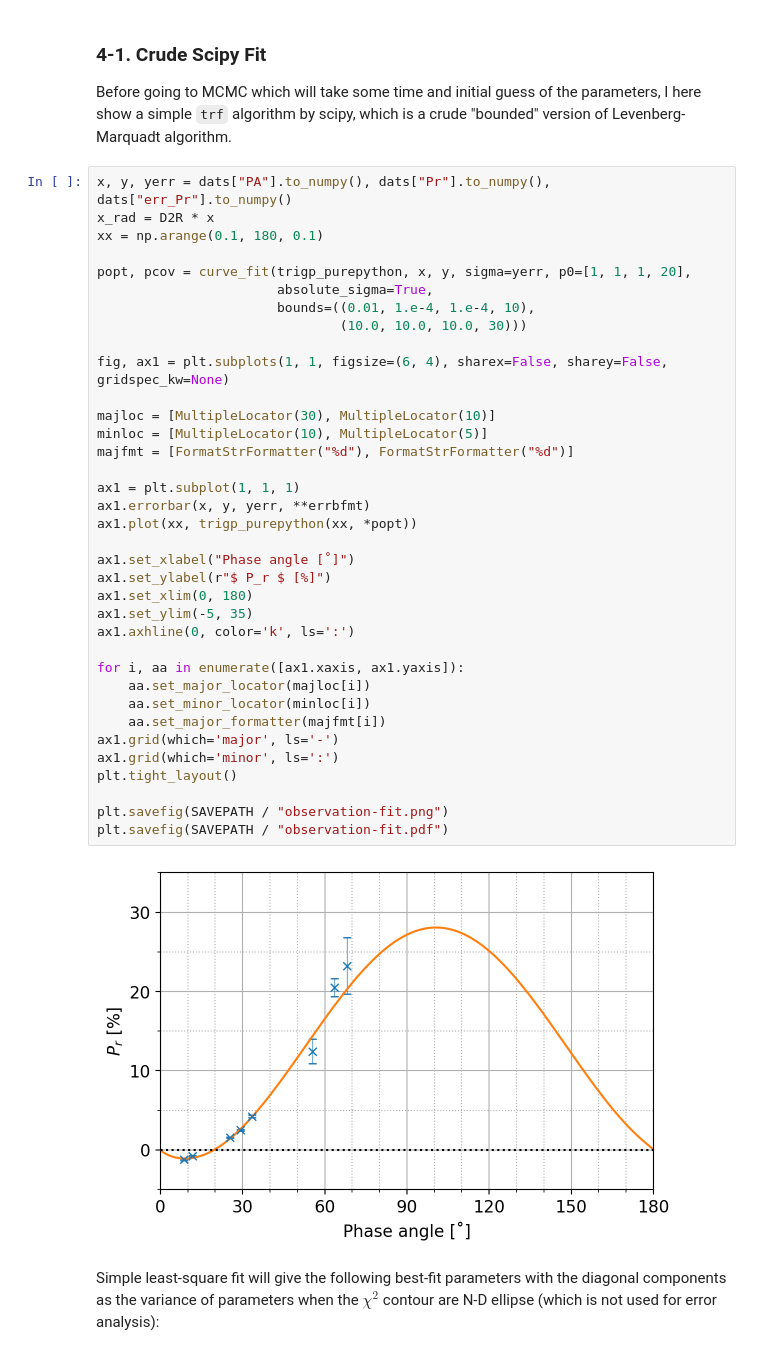
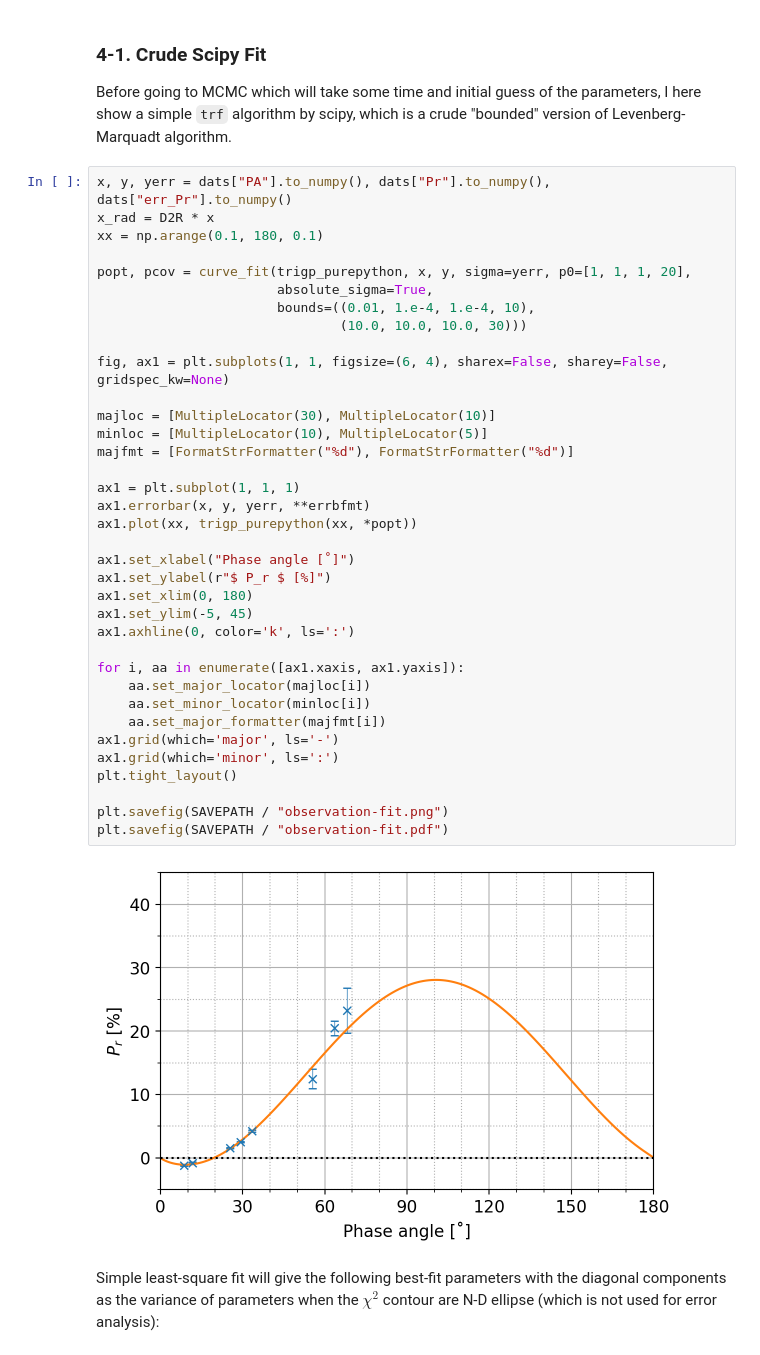
Before and after one commit to ysBach/IshiguroM_etal_155140_2005UD, a Jupyter notebook: polarimetry/pol_analyzer.ipynb, the cells around one changed output. Cells and saved outputs as stored; diff of their text form.

```diff
--- a/polarimetry/pol_analyzer.ipynb
+++ b/polarimetry/pol_analyzer.ipynb
@@ -253,35 +255,35 @@ popt, pcov = curve_fit(trigp_purepython, x, y, sigma=yerr, p0=[1, 1, 1, 20],
                        absolute_sigma=True,
                        bounds=((0.01, 1.e-4, 1.e-4, 10),
                                (10.0, 10.0, 10.0, 30)))
 
 fig, ax1 = plt.subplots(1, 1, figsize=(6, 4), sharex=False, sharey=False, gridspec_kw=None)
 
 majloc = [MultipleLocator(30), MultipleLocator(10)]
 minloc = [MultipleLocator(10), MultipleLocator(5)]
 majfmt = [FormatStrFormatter("%d"), FormatStrFormatter("%d")]
 
 ax1 = plt.subplot(1, 1, 1)
 ax1.errorbar(x, y, yerr, **errbfmt)
 ax1.plot(xx, trigp_purepython(xx, *popt))
 
 ax1.set_xlabel("Phase angle [˚]")
 ax1.set_ylabel(r"$ P_r $ [%]")
 ax1.set_xlim(0, 180)
-ax1.set_ylim(-5, 35)
+ax1.set_ylim(-5, 45)
 ax1.axhline(0, color='k', ls=':')
 
 for i, aa in enumerate([ax1.xaxis, ax1.yaxis]):
     aa.set_major_locator(majloc[i])
     aa.set_minor_locator(minloc[i])
     aa.set_major_formatter(majfmt[i])
 ax1.grid(which='major', ls='-')
 ax1.grid(which='minor', ls=':')
 plt.tight_layout()
 
 plt.savefig(SAVEPATH / "observation-fit.png")
 plt.savefig(SAVEPATH / "observation-fit.pdf")
 # %% [output]
-[figure, old version]
+[figure, new version]
 # %% [markdown]
 Simple least-square fit will give the following best-fit parameters with the diagonal components as the variance of parameters when the $\chi^2$ contour are N-D ellipse (which is not used for error analysis):
 # %%
```
Also changed, not shown: parts of 26 cells of this notebook.
